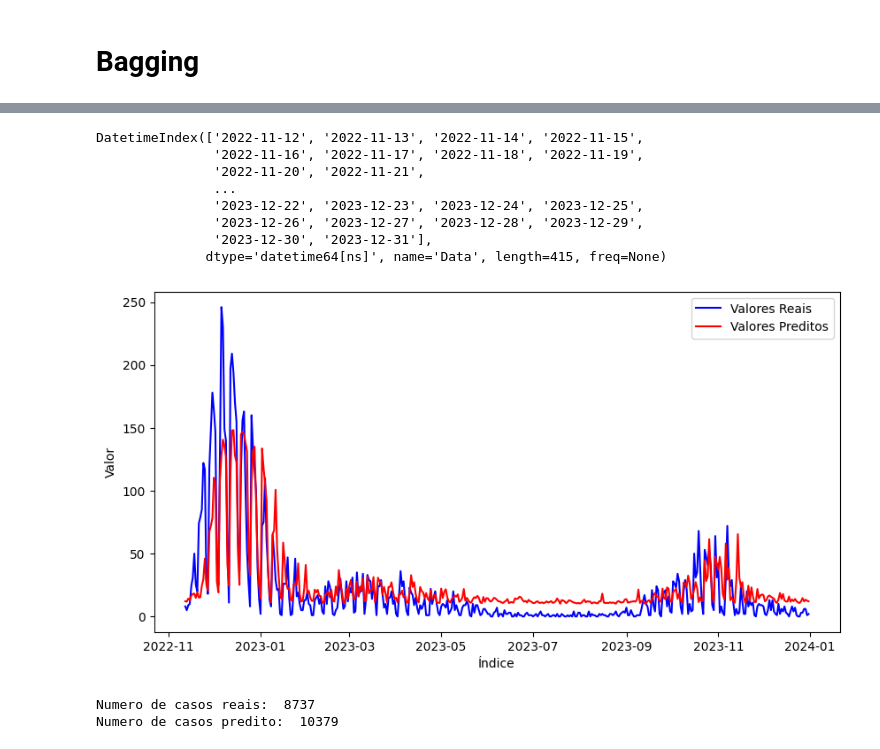
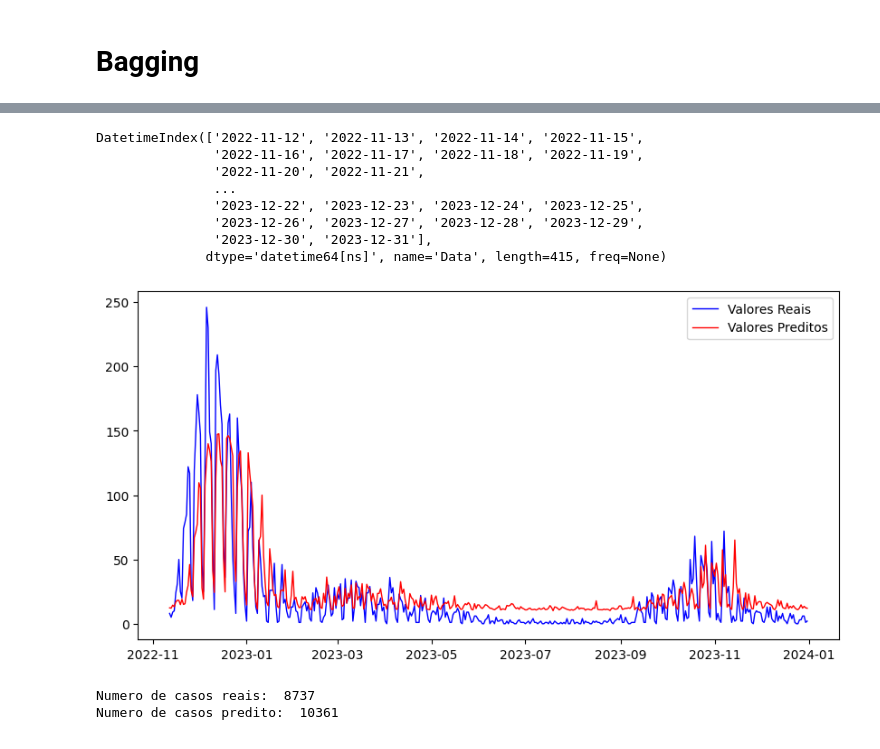
Before and after one commit to brunomaion/5-Modelos, a Jupyter notebook: bagging.ipynb, the cells around one changed output, grey strips where cells are left out. Drawn from its saved outputs; the diff is of its cells as text; code cells hidden in the pictures.

```diff
--- a/bagging.ipynb
+++ b/bagging.ipynb
@@ -95,15 +95,19 @@ p_BGmodelo = []
 svr = SVR()
 knr = KNeighborsRegressor()
 mlp = MLPRegressor()
+dt = DecisionTreeRegressor()
 
-param_grid = {'modelo': [svr, knr, mlp], 'n_estimators':[50,100,150,200]}
+param_grid = {'modelo': [svr, knr, mlp, dt], 'n_estimators':[50,100,150,200]}
+#param_grid = {'modelo': [svr, knr, mlp], 'n_estimators':[50]}
 
 melhor_validacao_BG = float('inf')
 best_paramsBG = {}
 
+tamanhoRange = 20
 
 
-for i in range(20):
+
+for i in range(tamanhoRange):
     print(i+1)
     for m in param_grid['modelo']:
         for estimators in param_grid['n_estimators']:
@@ -138,7 +142,7 @@ for i in range(20):
     mseBG.append(mse)
     rmseBG.append(rmse)
 
-    p_BGmodelo.append(best_paramsBG['n_estimators'])
+    p_BGmodelo.append(best_paramsBG['modelo'])
     p_BGestimators.append(best_paramsBG['n_estimators'])
 # %% [output]
 1
@@ -258,34 +218,32 @@ O ÚLTIMO VALOR (20) É A MÉDIA !!!
 # %%
 len(opiniao_BG)
 
 print(x_teste.index)
 
 serie_BG = pd.Series(opiniao_BG, index=x_teste.index)
 
 
 
 
 plt.figure(figsize=(10, 5))
-plt.plot(y_teste, label='Valores Reais', color='blue')
-plt.plot(serie_BG, label='Valores Preditos', color='red')
-plt.xlabel('Índice')
-plt.ylabel('Valor')
+plt.plot(y_teste, label='Valores Reais', color='blue', linewidth=1)
+plt.plot(serie_BG, label='Valores Preditos', color='red', linewidth=1)
 plt.legend()
 plt.savefig('graficos/4-bagging.pdf', dpi=300, bbox_inches = "tight")
 plt.show()
 
 n_pred = int(opiniao_BG.sum())
 print('Numero de casos reais: ', y_teste.sum())
 print('Numero de casos predito: ', n_pred)
 # %% [output]
 DatetimeIndex(['2022-11-12', '2022-11-13', '2022-11-14', '2022-11-15',
                '2022-11-16', '2022-11-17', '2022-11-18', '2022-11-19',
                '2022-11-20', '2022-11-21',
                ...
                '2023-12-22', '2023-12-23', '2023-12-24', '2023-12-25',
                '2023-12-26', '2023-12-27', '2023-12-28', '2023-12-29',
                '2023-12-30', '2023-12-31'],
               dtype='datetime64[ns]', name='Data', length=415, freq=None)
-[figure, old version]
+[figure, new version]
 Numero de casos reais:  8737
-Numero de casos predito:  10379
+Numero de casos predito:  10361
```
Also changed, not shown: parts of 4 cells of this notebook, 22 other files.
